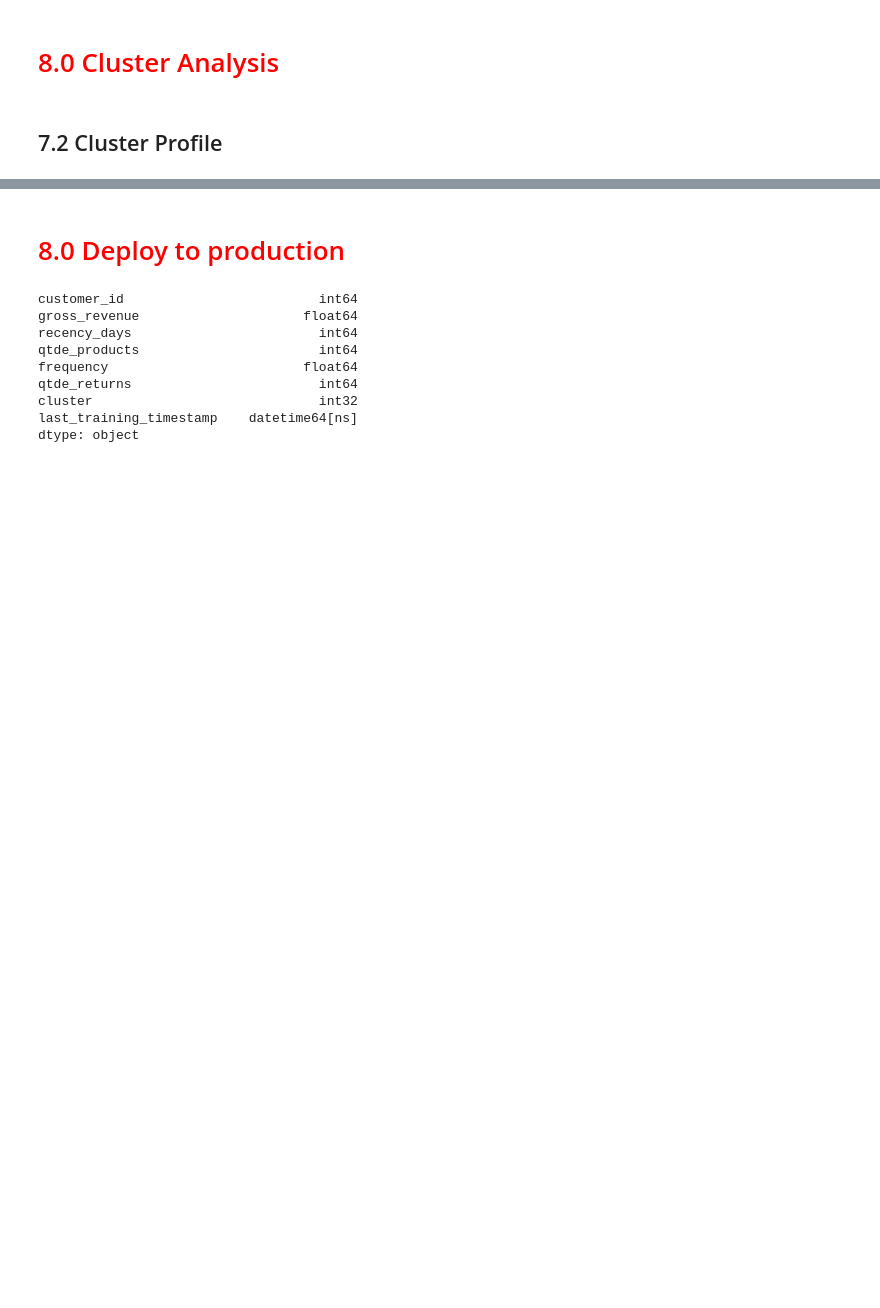
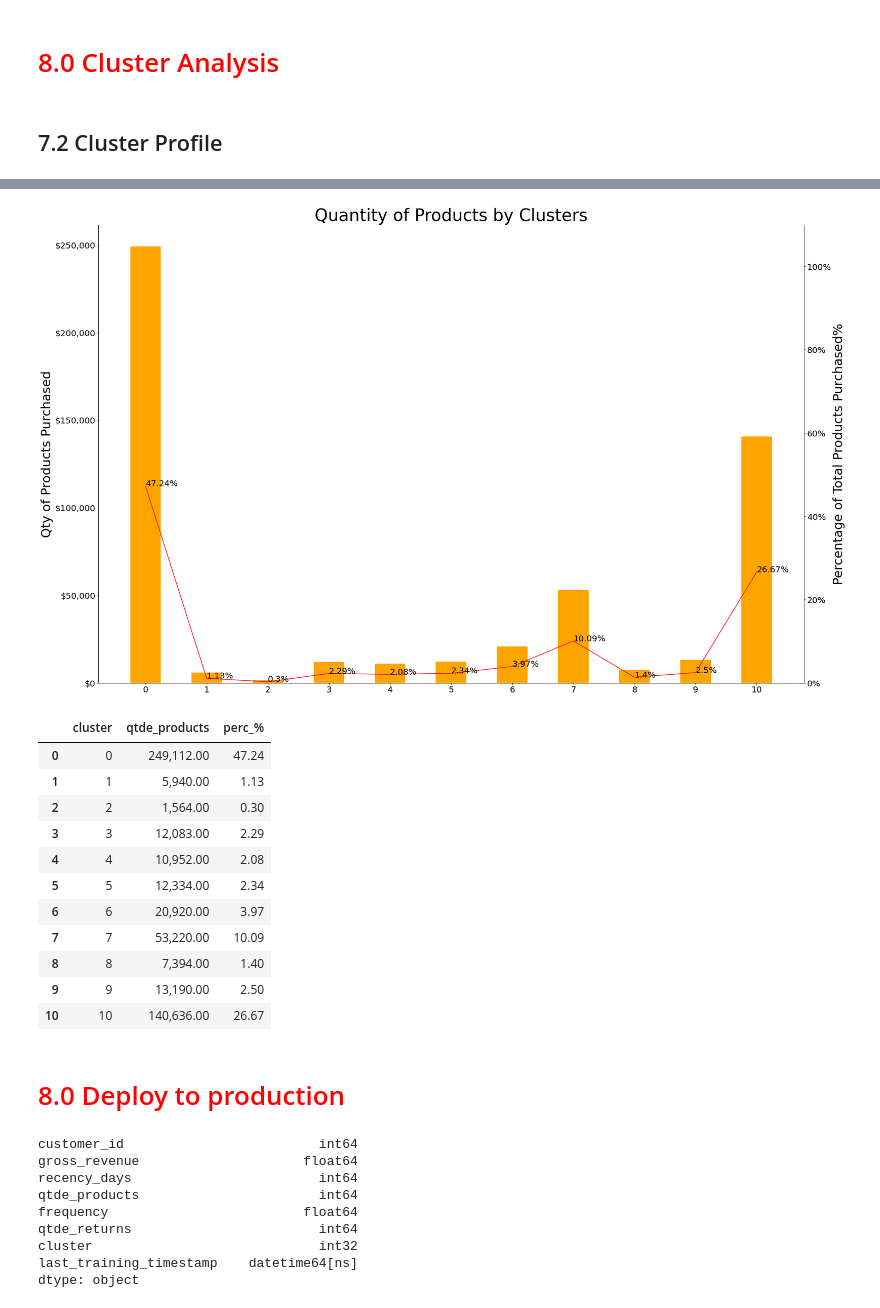
Before and after one commit to PedrosaFelipe/insiders_clustering, a Jupyter notebook: notebooks/c9.0-fsp-deploy-cloud.ipynb, the cells around one changed output, grey strips where cells are left out. Cells and saved outputs as stored; diff of their text form; code cells hidden in the pictures; blank space fills up the shorter version.

```diff
--- a/notebooks/c9.0-fsp-deploy-cloud.ipynb
+++ b/notebooks/c9.0-fsp-deploy-cloud.ipynb
@@ -584,0 +705,4 @@ df_cluster
+# %%
+total_products_by_cluster = df10[['cluster', 'qtde_products']].groupby('cluster').sum().reset_index()
+total_products_by_cluster['perc_%'] =  100*total_products_by_cluster['qtde_products']/total_products_by_cluster['qtde_products'].sum()
+total_products_by_cluster.style.format({'qtde_products': '{0:,.2f}', 'perc_%': '{:.2f}'})
@@ -585,3 +722,42 @@ df_cluster
+# %%
+fig = plt.figure(figsize=(30,20)) # creating matplotlib figure
+
+ax = fig.add_subplot() # creating matplotlib axes
+ax2 = ax.twinx() # creating another axes that shares the same x-axis as ax.
+
+ax.bar(total_products_by_cluster['cluster'], total_products_by_cluster['qtde_products'], color='orange', width=0.5)
+ax2.plot(total_products_by_cluster['cluster'], total_products_by_cluster['perc_%'], color='red')
+
+for index, percentage in enumerate( round(total_products_by_cluster['perc_%'],2) ):
+    ax2.text( index, np.around(percentage,2), str(percentage)+'%')
+
+plt.xticks(total_products_by_cluster['cluster'])
+ax.set_ylabel('Qty of Products Purchased', fontsize=30)
+ax.yaxis.set_major_formatter(ticker.StrMethodFormatter('${x:,.0f}'))
+
+ax2.set_ylabel('Percentage of Total Products Purchased%',fontsize=30)
+ax2.yaxis.set_major_formatter(ticker.StrMethodFormatter('{x:.0f}%'))
+ax2.set_ylim([0,110])
+ax2.grid(visible=False)
+
+plt.title('Quantity of Products by Clusters', fontdict= {'fontsize': 40})
+plt.show()
+mpl.rcParams['font.size']=20
+display(total_products_by_cluster[['cluster', 'qtde_products', 'perc_%']].style.format({'qtde_products': '{0:,.2f}', 'perc_%': '{:.2f}'}))
+# %% [output]
+[figure, added]
+|  | cluster | qtde_products | perc_% |
+| 0 | 0 | 249,112.00 | 47.24 |
+| 1 | 1 | 5,940.00 | 1.13 |
+| 2 | 2 | 1,564.00 | 0.30 |
+| 3 | 3 | 12,083.00 | 2.29 |
+| 4 | 4 | 10,952.00 | 2.08 |
+| 5 | 5 | 12,334.00 | 2.34 |
+| 6 | 6 | 20,920.00 | 3.97 |
+| 7 | 7 | 53,220.00 | 10.09 |
+| 8 | 8 | 7,394.00 | 1.40 |
+| 9 | 9 | 13,190.00 | 2.50 |
+| 10 | 10 | 140,636.00 | 26.67 |
 # %% [markdown]
 # <font color ='red'> 8.0 Deploy to production </font>
 # %%
```
Also changed, not shown: parts of 22 cells of this notebook, 1 other file.
